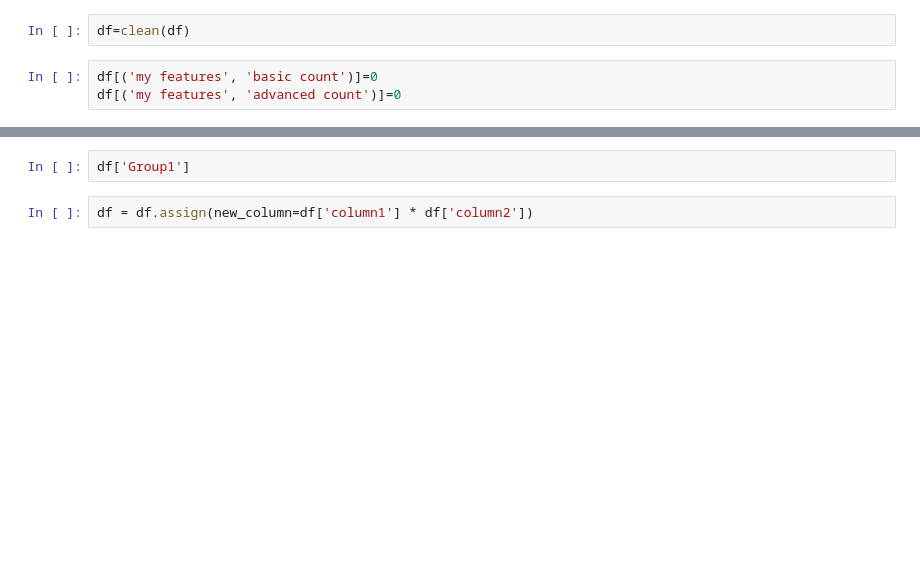
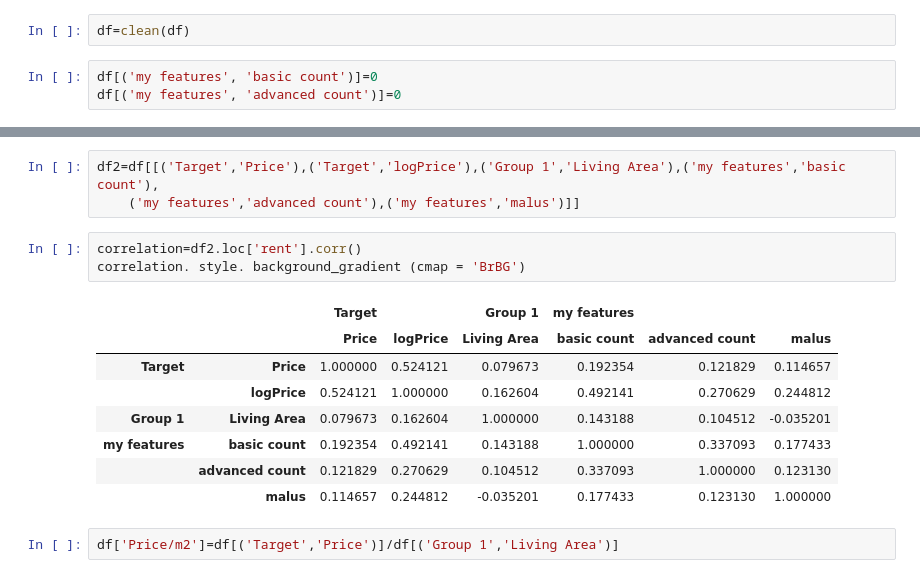
Before and after one commit to dimiphoton/BeCode-real-estate-ML-cookiecutter, a Jupyter notebook: src/TEST NOTEBOOK.ipynb, the cells around one changed output, grey strips where cells are left out. Drawn from its saved outputs; the diff is of its cells as text; blank space fills up the shorter version.

```diff
--- a/src/TEST NOTEBOOK.ipynb
+++ b/src/TEST NOTEBOOK.ipynb
@@ -44,4 +59,17 @@ df.head()
-# %%
-df['Group1']
-# %%
-df = df.assign(new_column=df['column1'] * df['column2'])
+# %%
+df2=df[[('Target','Price'),('Target','logPrice'),('Group 1','Living Area'),('my features','basic count'),
+    ('my features','advanced count'),('my features','malus')]]
+# %%
+correlation=df2.loc['rent'].corr()
+correlation. style. background_gradient (cmap = 'BrBG')
+# %% [output]
+|  |  | Target |  | Group 1 | my features |  |  |
+|  |  | Price | logPrice | Living Area | basic count | advanced count | malus |
+| Target | Price | 1.000000 | 0.524121 | 0.079673 | 0.192354 | 0.121829 | 0.114657 |
+|  | logPrice | 0.524121 | 1.000000 | 0.162604 | 0.492141 | 0.270629 | 0.244812 |
+| Group 1 | Living Area | 0.079673 | 0.162604 | 1.000000 | 0.143188 | 0.104512 | -0.035201 |
+| my features | basic count | 0.192354 | 0.492141 | 0.143188 | 1.000000 | 0.337093 | 0.177433 |
+|  | advanced count | 0.121829 | 0.270629 | 0.104512 | 0.337093 | 1.000000 | 0.123130 |
+|  | malus | 0.114657 | 0.244812 | -0.035201 | 0.177433 | 0.123130 | 1.000000 |
+# %%
+df['Price/m2']=df[('Target','Price')]/df[('Group 1','Living Area')]
```
Also changed, not shown: parts of 14 cells of this notebook, 3 other files.
